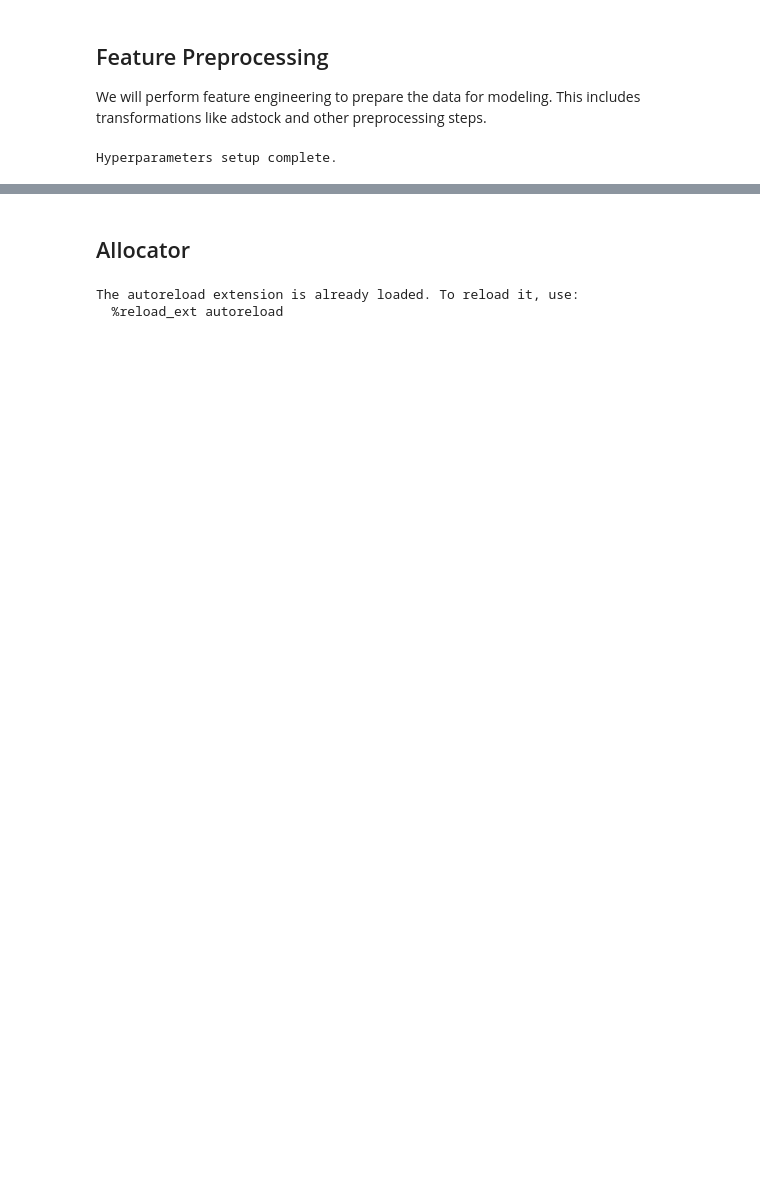
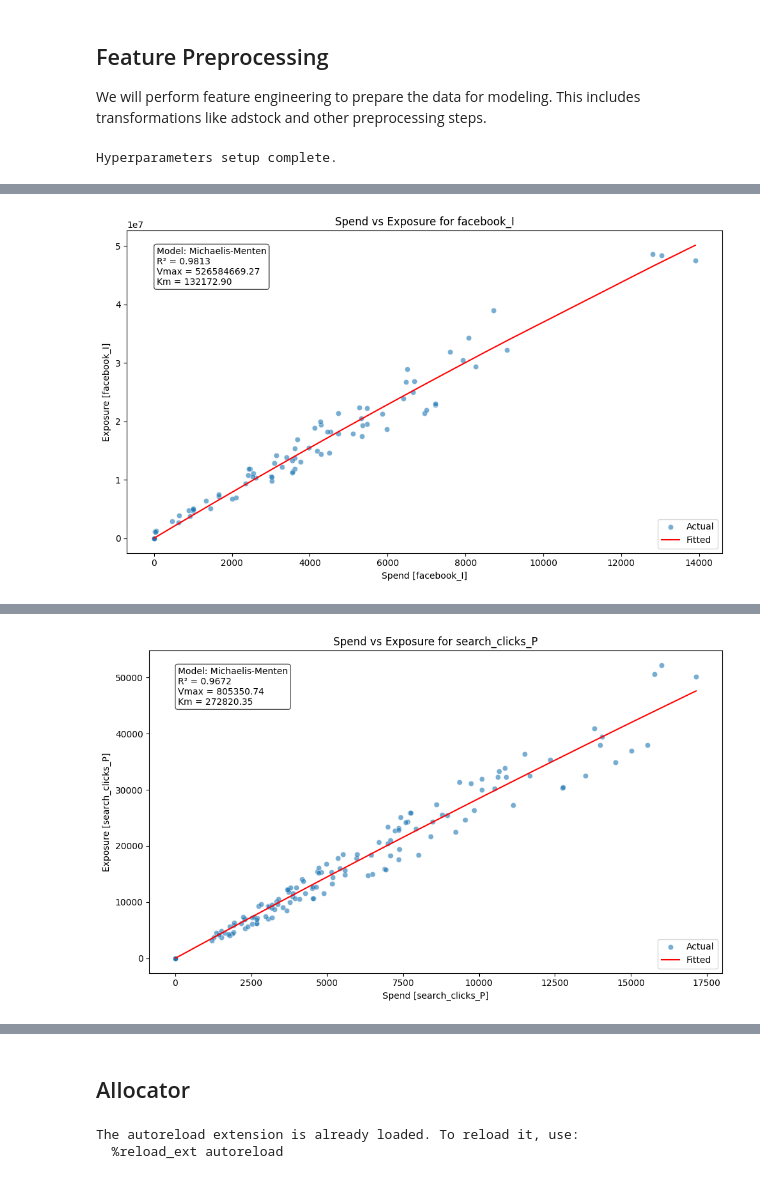
Before and after one commit to facebookexperimental/Robyn, a Jupyter notebook: python/src/robyn/tutorials/tutorial1_src.ipynb, the cells around one changed output, grey strips where cells are left out. Cells and saved outputs as stored; diff of their text form; code cells hidden in the pictures; blank space fills up the shorter version.

```diff
--- a/python/src/robyn/tutorials/tutorial1_src.ipynb
+++ b/python/src/robyn/tutorials/tutorial1_src.ipynb
@@ -166,14 +161,18 @@ featurized_mmm_data = feature_engineering.perform_feature_engineering()
 # %%
 from robyn.visualization.feature_visualization import FeaturePlotter
 import matplotlib.pyplot as plt
+%matplotlib inline
 
 # Create a FeaturePlotter instance
 feature_plotter = FeaturePlotter(mmm_data, hyperparameters)
-
-# # Plot spend-exposure relationship for each channel
-# for channel in mmm_data.mmmdata_spec.paid_media_spends:
-#     try:
-#         fig = feature_plotter.plot_spend_exposure(featurized_mmm_data, channel)
-#         plt.show()
-#     except ValueError as e:
-#         print(f"Skipping {channel}: {str(e)}")
+# Extract the list of results
+results_list = featurized_mmm_data.modNLS["results"]
+# Plot spend-exposure relationship for each channel in the results
+for result in results_list:
+    channel = result["channel"]
+    try:
+        fig = feature_plotter.plot_spend_exposure(featurized_mmm_data, channel)
+        plt.show()
+    except ValueError as e:
+        print(f"Skipping {channel}: {str(e)}")
+# %% [output]
@@ -179,0 +182 @@ feature_plotter = FeaturePlotter(mmm_data, hyperparameters)
+[figure, added]
@@ -180,3 +185,4 @@ feature_plotter = FeaturePlotter(mmm_data, hyperparameters)
+[figure, added]
 # %%
 # Setup ModelExecutor
 model_executor = ModelExecutor(
```
Also changed, not shown: parts of 21 cells of this notebook, 22 other files.
